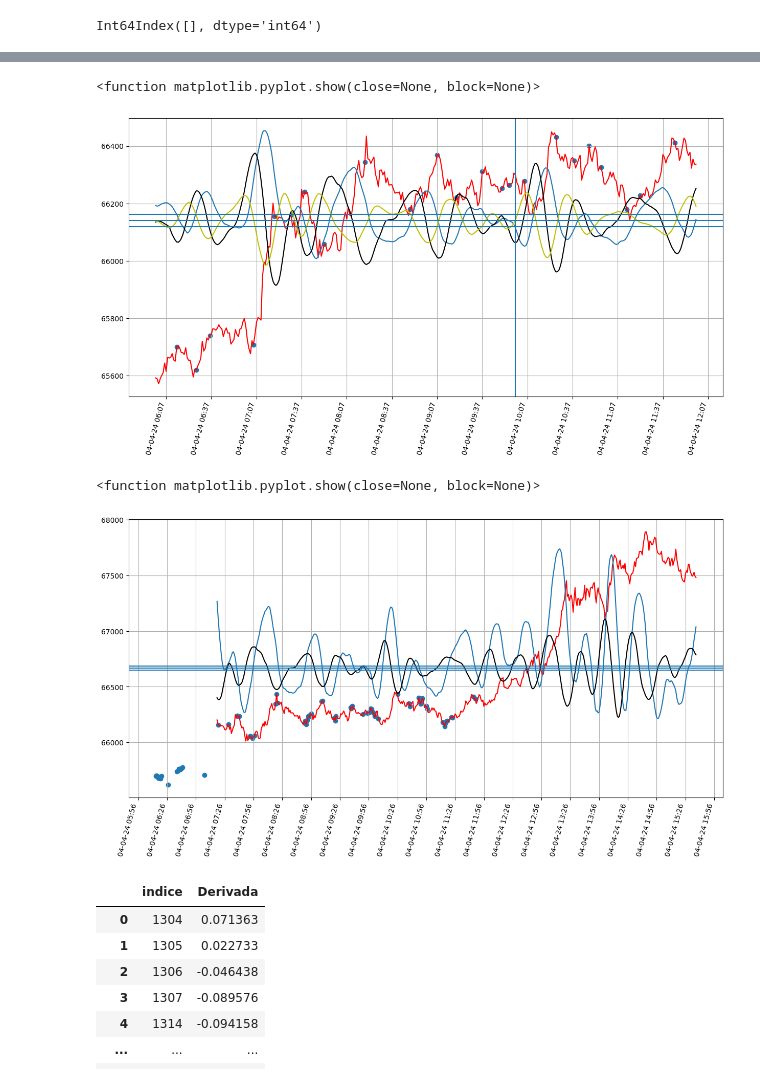
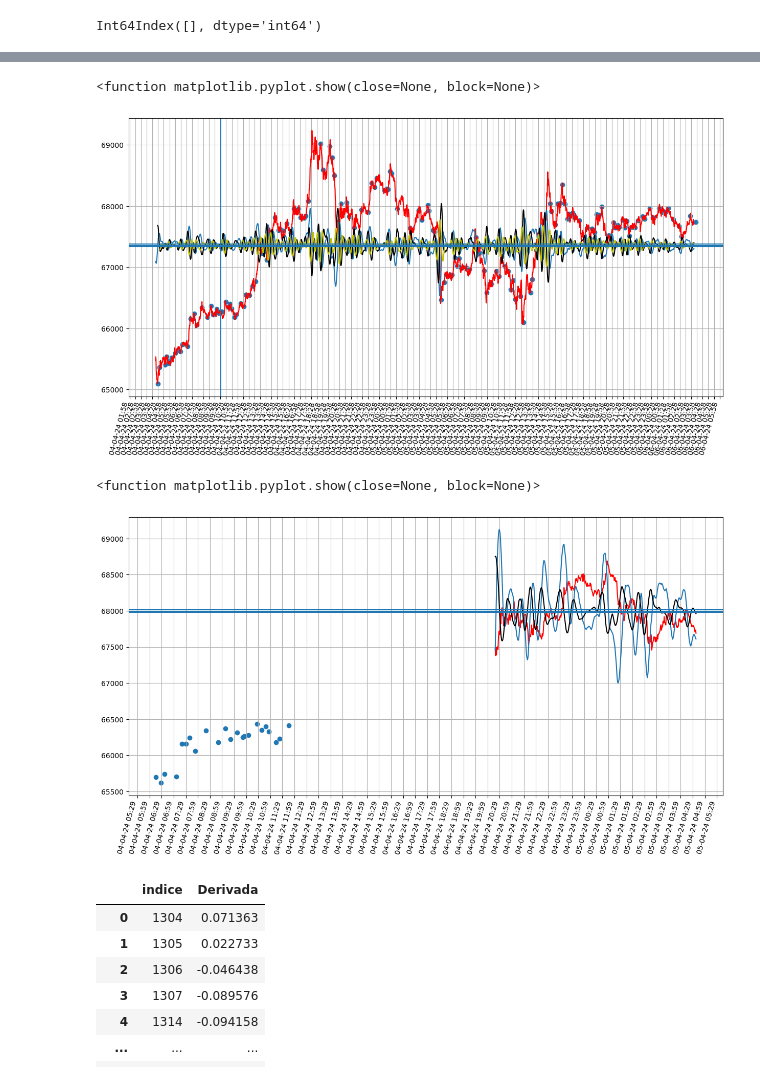
Before and after one commit to Tinmarian/tradingbot, a Jupyter notebook: cristian/scripts/analisis_estrategia.ipynb, the cells around one changed output, grey strips where cells are left out. Drawn from its saved outputs; the diff is of its cells as text; code cells hidden in the pictures.

```diff
--- a/cristian/scripts/analisis_estrategia.ipynb
+++ b/cristian/scripts/analisis_estrategia.ipynb
@@ -154,10 +190,10 @@ Int64Index([], dtype='int64')
 # %%
-initial_date_index = recent_data[recent_data.Tiempo == datetime.strptime('2024-04-04 6:00:00','%Y-%m-%d %H:%M:%S')].index.item()
-final_date_index = recent_data[recent_data.Tiempo == datetime.strptime('2024-04-04 12:00:00','%Y-%m-%d %H:%M:%S')].index.item()
+initial_date_index = recent_data[recent_data.Tiempo == datetime.strptime('2024-04-04 04:00:00','%Y-%m-%d %H:%M:%S')].index.item() + 15
+final_date_index = recent_data[recent_data.Tiempo == datetime.strptime('2024-04-06 03:58:00','%Y-%m-%d %H:%M:%S')].index.item() - 15
 
 min_max_sd = pd.DataFrame(columns=['Derivada'])
-min_max_sd['Derivada'] = recent_data[initial_date_index:final_date_index].Tercer_Derivada
-lista_min_max = min_max_sd[(min_max_sd['Derivada'] >= -0.1) & (min_max_sd['Derivada'] <= 0.1)]
+min_max_sd['Derivada'] = recent_data[initial_date_index:final_date_index].SD_Interpolacion.diff()
+lista_min_max = min_max_sd[(min_max_sd['Derivada'] >= -0.11) & (min_max_sd['Derivada'] <= 0.11)]
 indices_min_max = lista_min_max.index.tolist()
 
 max_points_idx = []
@@ -196,12 +232,6 @@ for idx in sorted(close_points,reverse=True):
     del mm_points_idx[idx]
 
 
-min_max_sd = pd.DataFrame(columns=['Derivada'])
-min_max_sd['Derivada'] = recent_data[initial_date_index:final_date_index].SD_Interpolacion.diff()
-lista_min_max = min_max_sd[(min_max_sd['Derivada'] >= -0.01) & (min_max_sd['Derivada'] <= 0.01)]
-indices_min_max = lista_min_max.index.tolist()
-
-
 ######################################################################
 # Agregamos el código necesario para encontrar los puntos exactos mínimos y máximos
 ######################################################################
@@ -219,35 +249,35 @@ for i in range(1,len(lista_min_max)-1):
         drlist.append(lista_min_max.indice[i])
 #        maxlist.append(lista_min_max[i])
 
 mp = recent_data.Open[initial_date_index:final_date_index].mean()
 plt.figure(figsize=(15,8))
 plt.plot(recent_data.Tiempo[initial_date_index:final_date_index],recent_data.Open[initial_date_index:final_date_index].multiply(1),color='red')
 plt.plot(recent_data.Tiempo[initial_date_index:final_date_index],recent_data.PD_Interpolacion[initial_date_index:final_date_index].multiply(10)+mp)
 plt.plot(recent_data.Tiempo[initial_date_index:final_date_index],recent_data.SD_Interpolacion[initial_date_index:final_date_index].multiply(80)+mp,color='k')
-plt.plot(recent_data.Tiempo[initial_date_index:final_date_index],recent_data.TD_Interpolacion[initial_date_index:final_date_index].multiply(300)+mp,color='y')
+#lplt.plot(recent_data.Tiempo[initial_date_index:final_date_index],recent_data.TD_Interpolacion[initial_date_index:final_date_index].multiply(300)+mp,color='y')
 # for i in recent_data.Tiempo.iloc[lista_min_max]:
 #     plt.axvline(i)
 plt.axvline(datetime.strptime('2024-04-04 09:59:00','%Y-%m-%d %H:%M:%S'))
 plt.scatter(recent_data.Tiempo.iloc[mm_points_idx],recent_data.Open.iloc[mm_points_idx])
 plt.grid(visible=True)
 
 # Set minor tick locations.
 plt.gca().xaxis.set_major_formatter(mdates.DateFormatter('%d-%m-%y %H:%M'))
 plt.gca().xaxis.set_major_locator(mdates.MinuteLocator(interval=30))
 # plt.gca().yaxis.set_major_locator(ticker.LinearLocator(interval=5))
 # plt.gca().xaxis.set_minor_locator(minorLocator)
 plt.gcf().autofmt_xdate()
 # Set grid to use minor tick locations.
 plt.grid(which = 'minor')
 plt.xticks(rotation=75)
 plt.axhline(mp)
 plt.axhline(np.std(recent_data.SD_Interpolacion)*12 + mp)
 plt.axhline(mp - np.std(recent_data.SD_Interpolacion)*12)
 plt.show
 # d = 500
 # %% [output]
 <function matplotlib.pyplot.show(close=None, block=None)>
-[figure, old version]
+[figure, new version]
 # %%
 recent_data[]
 # %%
@@ -279,7 +309,7 @@ plt.axhline(mp - np.std(recent_data.SD_Interpolacion)*10)
 plt.show
 # %% [output]
 <function matplotlib.pyplot.show(close=None, block=None)>
-[figure, old version]
+[figure, new version]
 # %%
 for i in
 # %%
```
Also changed, not shown: parts of 2 cells of this notebook.
